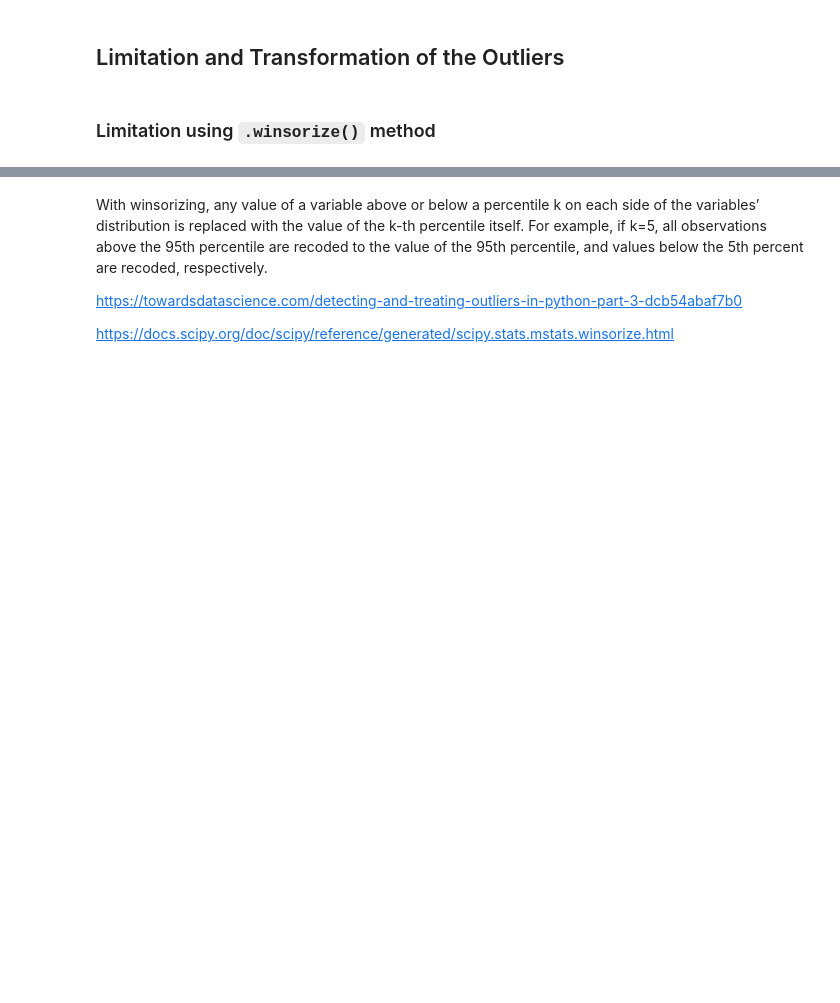
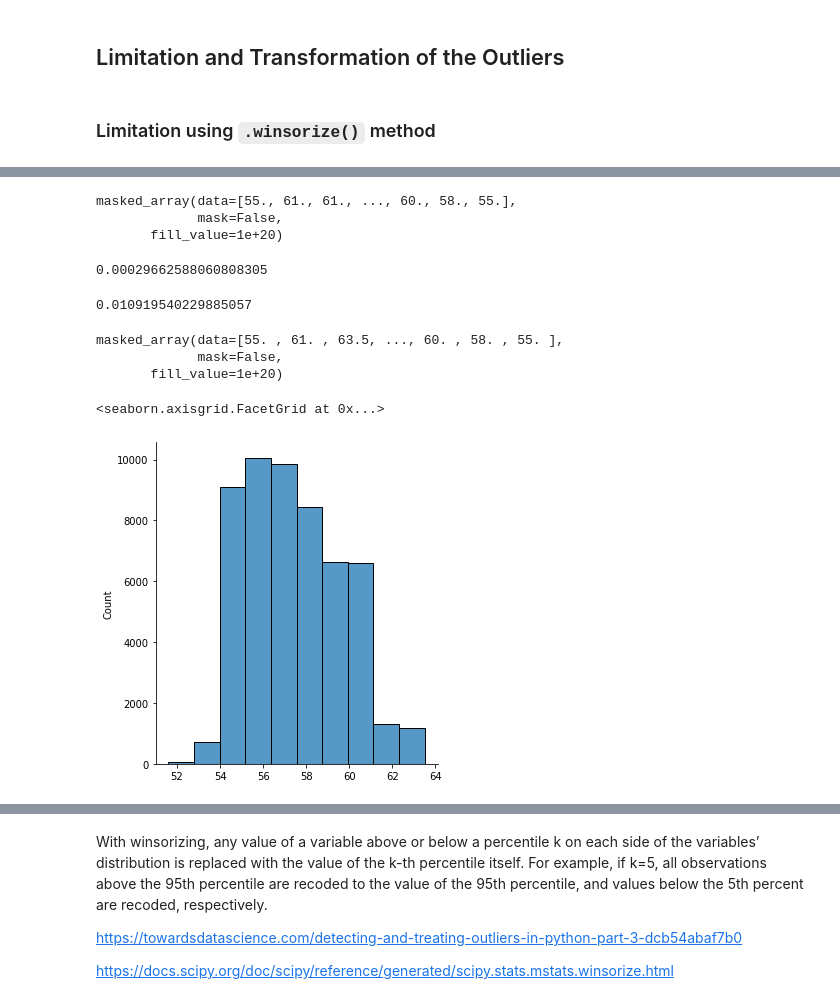
Before and after one commit to bulent-1111/Data_Science, a Jupyter notebook: Pandas/DAwPy_S6_(Handling_Missing_Values,_Outliers)_Emty.ipynb, the cells around one changed output, grey strips where cells are left out. Cells and saved outputs as stored; diff of their text form; code cells hidden in the pictures; blank space fills up the shorter version.

```diff
--- a/Pandas/DAwPy_S6_(Handling_Missing_Values,_Outliers)_Emty.ipynb
+++ b/Pandas/DAwPy_S6_(Handling_Missing_Values,_Outliers)_Emty.ipynb
@@ -1449,0 +1466,28 @@ from scipy.stats.mstats import winsorize
+# %%
+winsorize(df.table, (0.02,0.05))
+# %% [output]
+masked_array(data=[55., 61., 61., ..., 60., 58., 55.],
+             mask=False,
+       fill_value=1e+20)
+# %%
+a = len(df.table[df.table<lower_lim])/len(df) # lower outlier larin tüm datasetine orani
+a
+# %% [output]
+0.00029662588060808305
+# %%
+b = len(df.table[df.table>upper_lim])/len(df) # upper outlier larin tüm datasetine orani
+b
+# %% [output]
+0.010919540229885057
+# %%
+winsorize(df.table, (a, b)) # outlierleri üst ve alt a ve b oranina görebdegerlere yaklastiriyor
+# %% [output]
+masked_array(data=[55. , 61. , 63.5, ..., 60. , 58. , 55. ],
+             mask=False,
+       fill_value=1e+20)
+# %%
+table_win=winsorize(df.table, (a, b))
+sns.displot(table_win,bins=10,kde=False)
+# %% [output]
+<seaborn.axisgrid.FacetGrid at 0x...>
+[figure, added]
```
Also changed, not shown: parts of 2 cells of this notebook.
